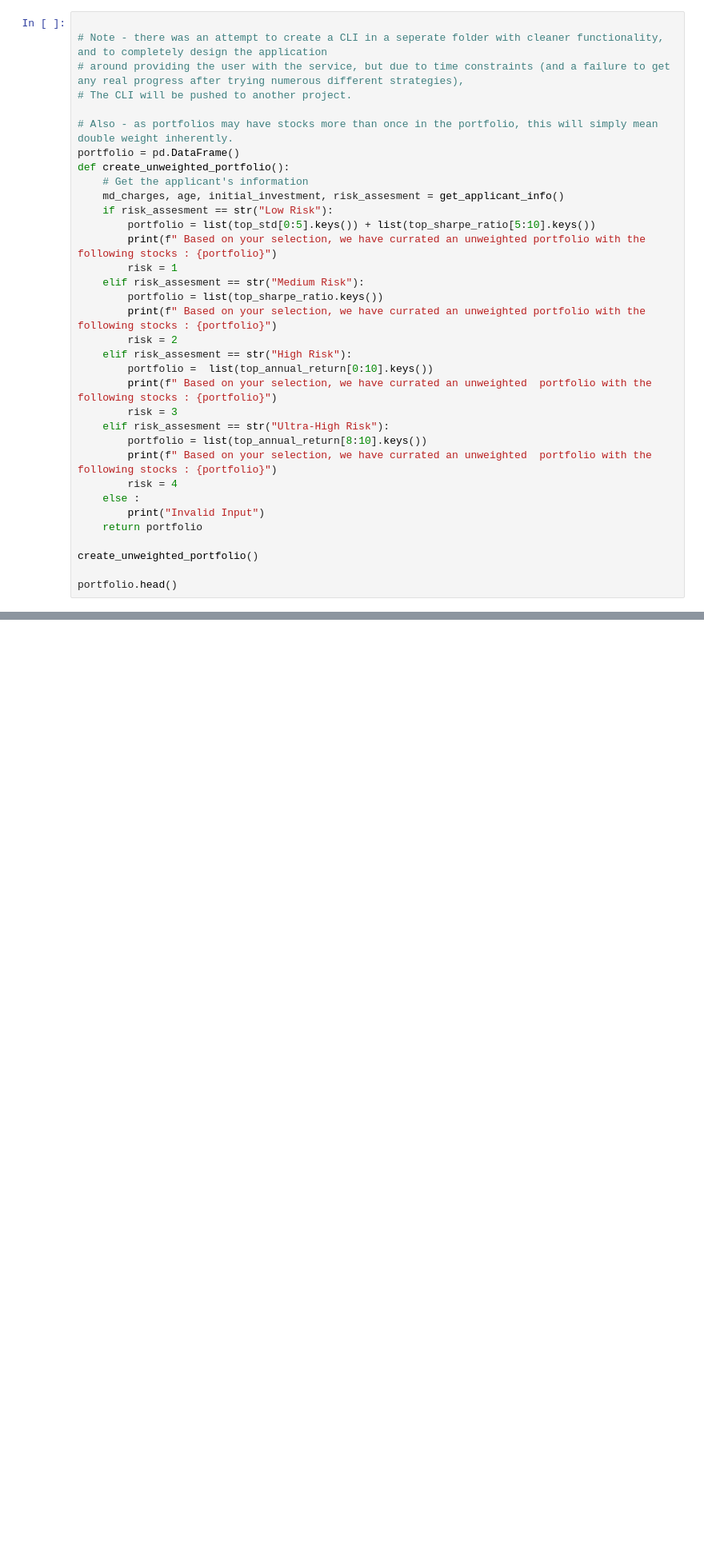
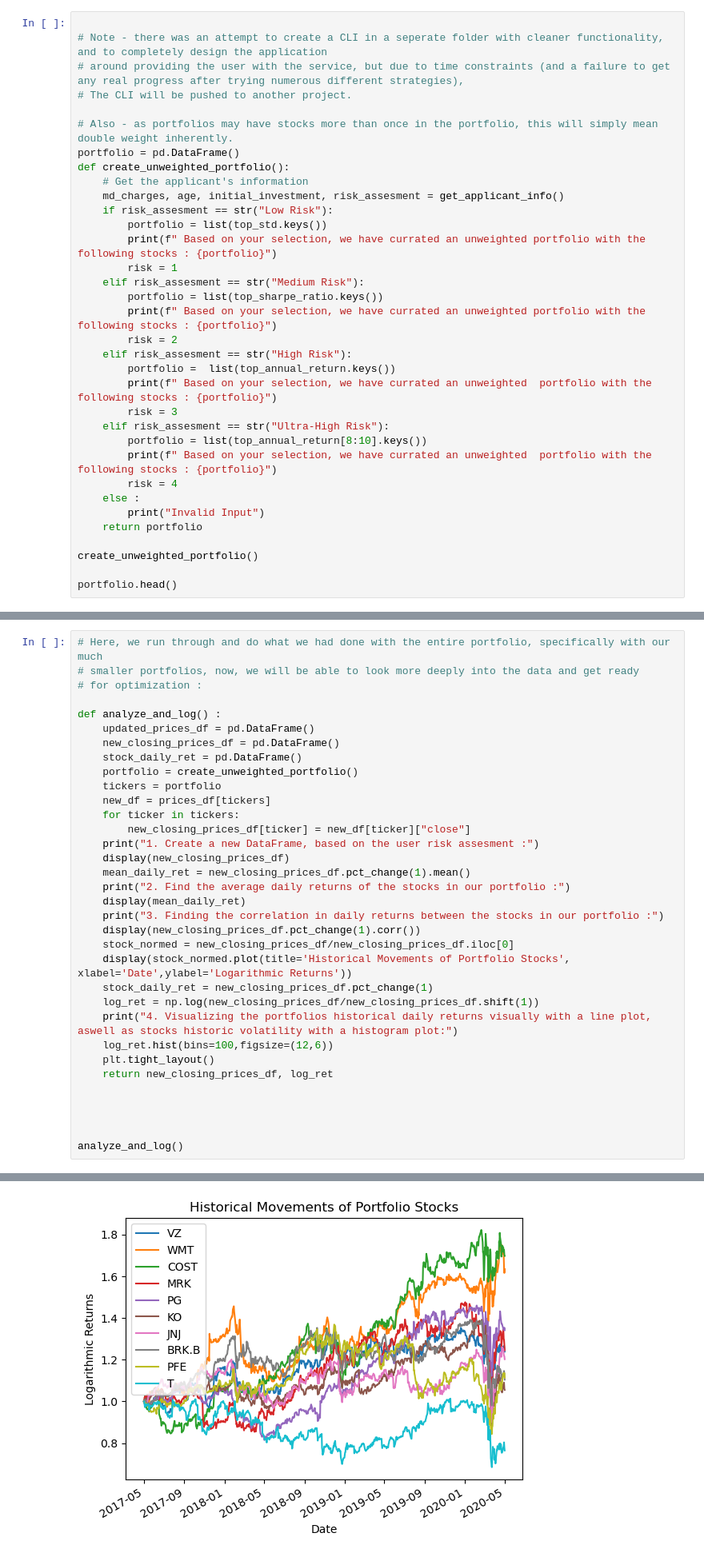
Before and after one commit to najibabounasr/Project_1_Portfolio_Curator-, a Jupyter notebook: portfolio_curator.ipynb, the cells around one changed output, grey strips where cells are left out. Shown at 80% size. Drawn from its saved outputs; the diff is of its cells as text; blank space fills up the shorter version.

Commit message:
I have began working on the portfolio optimizer, but have not completed the final (linking) step. I have completed the get_log and the weight finder.

```diff
--- a/portfolio_curator.ipynb
+++ b/portfolio_curator.ipynb
@@ -942,7 +942,7 @@ def create_unweighted_portfolio():
     # Get the applicant's information
     md_charges, age, initial_investment, risk_assesment = get_applicant_info()
     if risk_assesment == str("Low Risk"):
-        portfolio = list(top_std[0:5].keys()) + list(top_sharpe_ratio[5:10].keys())
+        portfolio = list(top_std.keys())
         print(f" Based on your selection, we have currated an unweighted portfolio with the following stocks : {portfolio}")
         risk = 1
     elif risk_assesment == str("Medium Risk"):
@@ -950,7 +950,7 @@ def create_unweighted_portfolio():
         print(f" Based on your selection, we have currated an unweighted portfolio with the following stocks : {portfolio}")
         risk = 2
     elif risk_assesment == str("High Risk"):
-        portfolio =  list(top_annual_return[0:10].keys())
+        portfolio =  list(top_annual_return.keys())
         print(f" Based on your selection, we have currated an unweighted  portfolio with the following stocks : {portfolio}")
         risk = 3
     elif risk_assesment == str("Ultra-High Risk"):
@@ -1033,0 +993,35 @@ md_cost_age_df = (
+# %%
+# Here, we run through and do what we had done with the entire portfolio, specifically with our much
+# smaller portfolios, now, we will be able to look more deeply into the data and get ready
+# for optimization :
+
+def analyze_and_log() :
+    updated_prices_df = pd.DataFrame()
+    new_closing_prices_df = pd.DataFrame()
+    stock_daily_ret = pd.DataFrame()
+    portfolio = create_unweighted_portfolio()
+    tickers = portfolio
+    new_df = prices_df[tickers]
+    for ticker in tickers:
+        new_closing_prices_df[ticker] = new_df[ticker]["close"]
+    print("1. Create a new DataFrame, based on the user risk assesment :")
+    display(new_closing_prices_df)
+    mean_daily_ret = new_closing_prices_df.pct_change(1).mean()
+    print("2. Find the average daily returns of the stocks in our portfolio :")
+    display(mean_daily_ret)
+    print("3. Finding the correlation in daily returns between the stocks in our portfolio :")
+    display(new_closing_prices_df.pct_change(1).corr())
+    stock_normed = new_closing_prices_df/new_closing_prices_df.iloc[0]
+    display(stock_normed.plot(title='Historical Movements of Portfolio Stocks', xlabel='Date',ylabel='Logarithmic Returns'))
+    stock_daily_ret = new_closing_prices_df.pct_change(1)
+    log_ret = np.log(new_closing_prices_df/new_closing_prices_df.shift(1))
+    print("4. Visualizing the portfolios historical daily returns visually with a line plot, aswell as stocks historic volatility with a histogram plot:")
+    log_ret.hist(bins=100,figsize=(12,6))
+    plt.tight_layout()
+    return new_closing_prices_df, log_ret
+
+
+
+
+analyze_and_log()
+# %% [output]
@@ -1033,0 +1070 @@ md_cost_age_df = (
+[figure, added]
```
Also changed, not shown: parts of 12 cells of this notebook, 2 other files.
